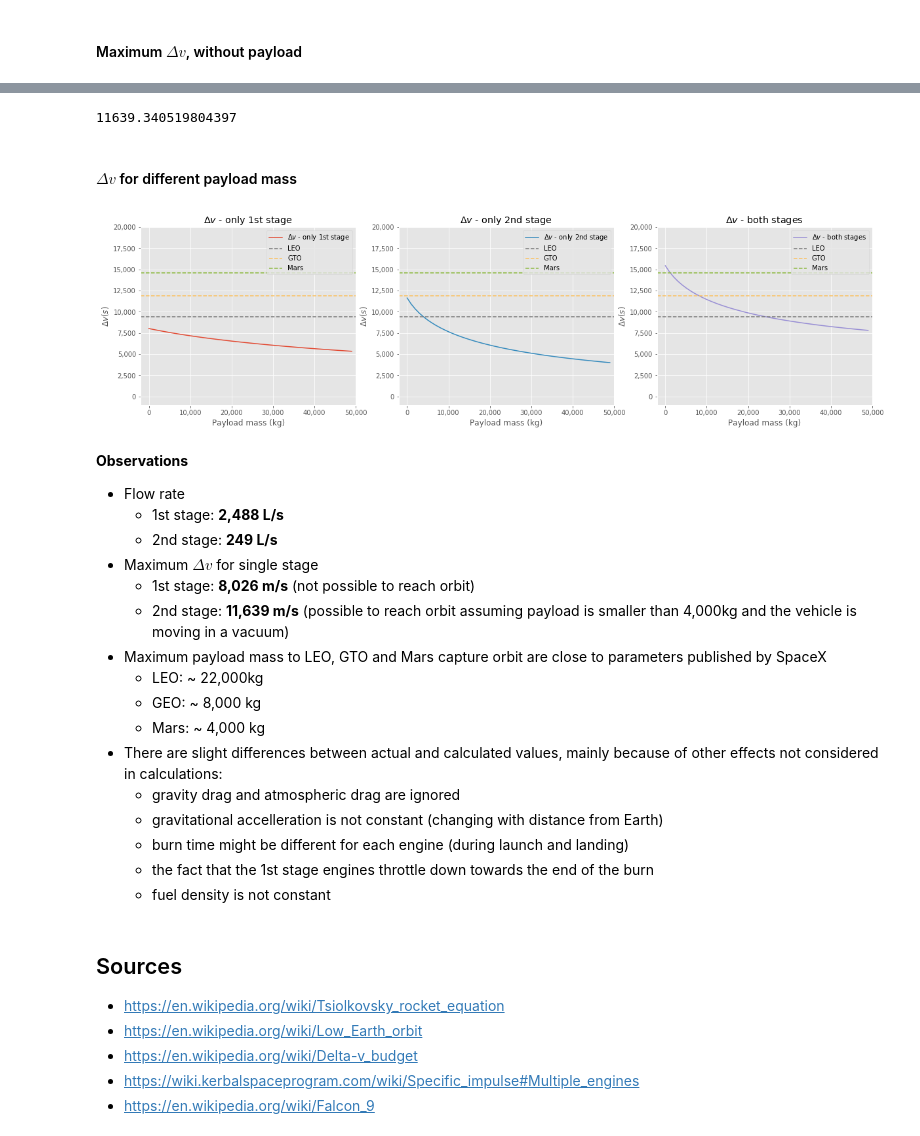
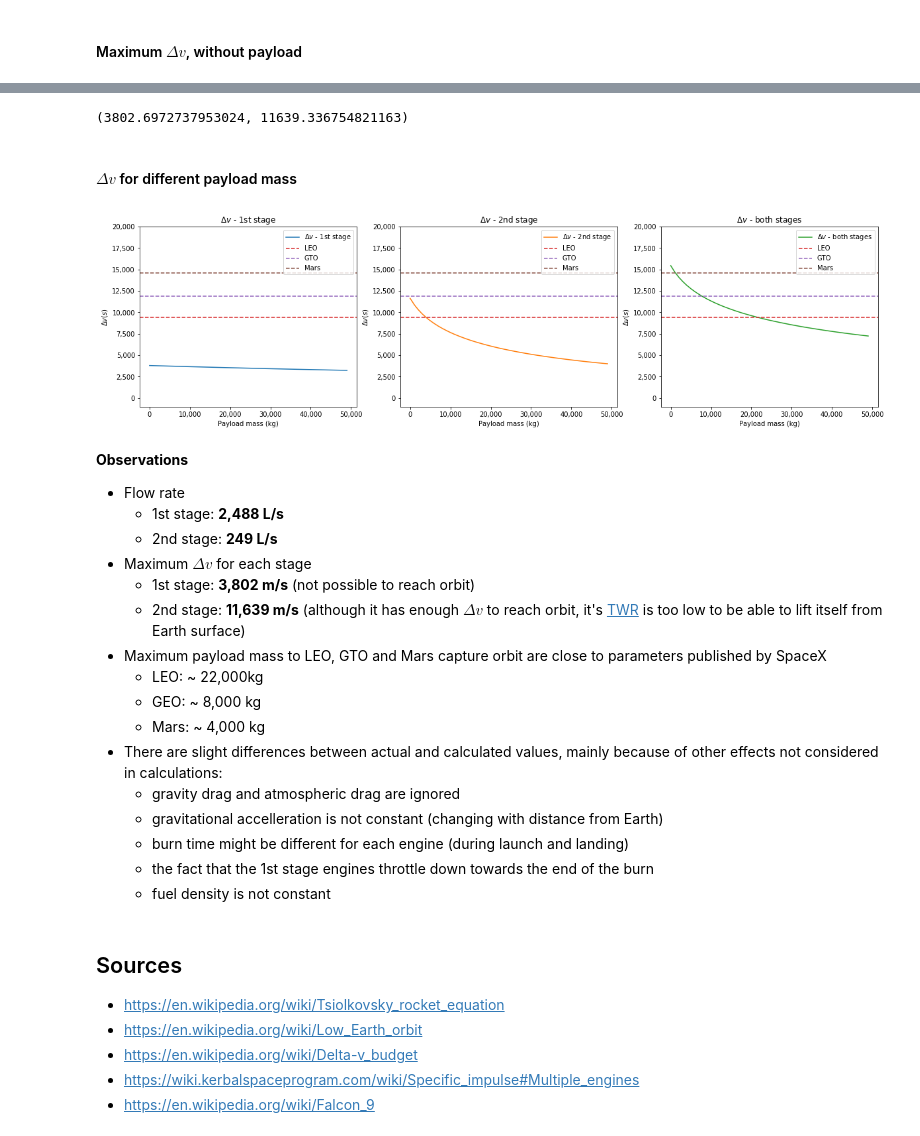
Before and after one commit to uhho/rocket_science, a Jupyter notebook: delta_v.ipynb, the cells around one changed output, grey strips where cells are left out. Cells and saved outputs as stored; diff of their text form; code cells hidden in the pictures.

Commit message:
Improve delta v calculations

```diff
--- a/delta_v.ipynb
+++ b/delta_v.ipynb
@@ -108,7 +108,6 @@ def volume_to_mass(vol, density):
 # %%
 import matplotlib
 import matplotlib.pyplot as plt
-plt.style.use('ggplot')
 # %%
 # delta_v necessary to reach LEO + approximate atmospheric & gravity drag
 target_delta_v = 9400
@@ -171,3 +160,11 @@ fuel_mass_2nd_stage = volume_to_mass(fuel_volume_2nd_stage, density)
+# %%
+dry_mass_2nd_stage = specs['stages'][1]['dry_mass']
+wet_mass_2nd_stage = dry_mass_2nd_stage + specs['stages'][1]['fuel_mass']
+
+# dry mass of the 1st stage with 2nd stage on top
+dry_mass_1st_stage = specs['stages'][0]['dry_mass'] + wet_mass_2nd_stage
+# wet mass of the 1st stage with 2nd stage on top
+wet_mass_1st_stage = dry_mass_1st_stage + specs['stages'][0]['fuel_mass']
 # %%
 # parameters for all 1st stage engines are the same so calculating total Isp is trivial,
 # but technically speaking it should be calculated in the following way:
@@ -245,66 +226,62 @@ delta_v_1st_stage
-# %%
-delta_v_2nd_stage = delta_v(isp_2nd_stage, dry_mass_base_2nd_stage + fuel_mass_2nd_stage, dry_mass_base_2nd_stage)
-delta_v_2nd_stage
-# %% [output]
-11639.340519804397
+# %%
+delta_v_1st_stage = delta_v(specs['stages'][0]['isp'], wet_mass_1st_stage, dry_mass_1st_stage)
+delta_v_2nd_stage = delta_v(specs['stages'][1]['isp'], wet_mass_2nd_stage, dry_mass_2nd_stage)
+
+delta_v_1st_stage, delta_v_2nd_stage
+# %% [output]
+(3802.6972737953024, 11639.336754821163)
 # %% [markdown]
 #### $\Delta v$ for different payload mass
-# %%
-minimum_two_stages_mass = dry_mass_base_1st_stage + dry_mass_base_2nd_stage + fuel_mass_2nd_stage
-maximum_payload_mass = 50000
-max_x = minimum_two_stages_mass + 25000
-max_x = maximum_payload_mass
-# maximum delta v for 1st stage
-dry_mass_1st_stage = np.arange(dry_mass_base_1st_stage, dry_mass_base_1st_stage + max_x, 1000)
-wet_mass_1st_stage = dry_mass_1st_stage + fuel_mass_1st_stage
-dv_1st_stage = delta_v(isp_1st_stage, wet_mass_1st_stage, dry_mass_1st_stage)
-
-# maximum delta v for 1st stage with 2nd stage on top
-dv_1st_stage_with_2nd_stage = delta_v(isp_1st_stage, minimum_two_stages_mass + fuel_mass_1st_stage, minimum_two_stages_mass)
-
-# maximum delta v for 2nd stage (after separation)
-dry_mass_2nd_stage = np.arange(dry_mass_base_2nd_stage, dry_mass_base_2nd_stage + max_x, 1000)
-wet_mass_2nd_stage = dry_mass_2nd_stage + fuel_mass_2nd_stage
-dv_2nd_stage = delta_v(isp_2nd_stage, wet_mass_2nd_stage, dry_mass_2nd_stage)
+# %%
+payload_mass = np.arange(0, 50000, 1000)
+
+# maximum delta v for 1st stage (before separation)
+dv_1st_stage = delta_v(specs['stages'][0]['isp'],
+                       wet_mass_1st_stage + payload_mass,
+                       dry_mass_1st_stage + payload_mass)
+
+# maximum delta v for 2nd stage (after separation)
+dv_2nd_stage = delta_v(specs['stages'][1]['isp'],
+                       wet_mass_2nd_stage + payload_mass,
+                       dry_mass_2nd_stage + payload_mass)
 # %%
 delta_v_LEO = 9400 # Low Earth Orbit
 delta_v_GTO = 11900 # Geostationary Transfer Orbit
 delta_v_Mars = 14600 # Mars capture orbit
 
 def draw_plot(ax, x, y, color, label):
     formatter = matplotlib.ticker.FuncFormatter(lambda x, p: '{:,}'.format(int(x)))
     ax.plot(x, y, color, label=label)
     ax.set_title(label)
     ax.get_xaxis().set_major_formatter(formatter)
     ax.get_yaxis().set_major_formatter(formatter)
     ax.set_xlabel('Payload mass (kg)');
     ax.set_ylabel('$\Delta v (s)$');
-    ax.set_xlim(-2000, max_x)
     ax.set_ylim(-1000, 20000)
     ax.axhline(delta_v_LEO, linestyle='--', color='C3', label='LEO')
     ax.axhline(delta_v_GTO, linestyle='--', color='C4', label='GTO')
     ax.axhline(delta_v_Mars, linestyle='--', color='C5', label='Mars')
 
     ax.legend(loc='upper right');
 
 fig, ax = plt.subplots(1, 3, figsize=(20,5))
 
-draw_plot(ax[0], dry_mass_1st_stage - dry_mass_base_1st_stage, dv_1st_stage, 'C0', '$\Delta v$ - only 1st stage')
-draw_plot(ax[1], dry_mass_2nd_stage - dry_mass_base_2nd_stage, dv_2nd_stage, 'C1', '$\Delta v$ - only 2nd stage')
-draw_plot(ax[2], dry_mass_2nd_stage - dry_mass_base_2nd_stage, dv_1st_stage_with_2nd_stage + dv_2nd_stage, 'C2', '$\Delta v$ - both stages')
+draw_plot(ax[0], payload_mass, dv_1st_stage, 'C0', '$\Delta v$ - 1st stage')
+draw_plot(ax[1], payload_mass, dv_2nd_stage, 'C1', '$\Delta v$ - 2nd stage')
+draw_plot(ax[2], payload_mass, dv_1st_stage + dv_2nd_stage, 'C2', '$\Delta v$ - both stages')
 
 plt.show();
 # %% [output]
-[figure, old version]
+[figure, new version]
 # %% [markdown]
 **Observations**
 
 - Flow rate
     - 1st stage: **2,488 L/s**
     - 2nd stage: **249 L/s**
-- Maximum $\Delta v$ for single stage
-    - 1st stage: **8,026 m/s** (not possible to reach orbit)
-    - 2nd stage: **11,639 m/s** (possible to reach orbit assuming payload is smaller than 4,000kg and the vehicle is moving in a vacuum)
+- Maximum $\Delta v$ for each stage
+    - 1st stage: **3,802 m/s** (not possible to reach orbit)
+    - 2nd stage: **11,639 m/s** (although it has enough $\Delta v$ to reach orbit, it's [TWR](./thrust_to_weight.ipynb) is too low to be able to lift itself from Earth surface)
 - Maximum payload mass to LEO, GTO and Mars capture orbit are close to parameters published by SpaceX
     - LEO: ~ 22,000kg
     - GEO: ~ 8,000 kg
```
Also changed, not shown: parts of 17 cells of this notebook, 1 other file.
